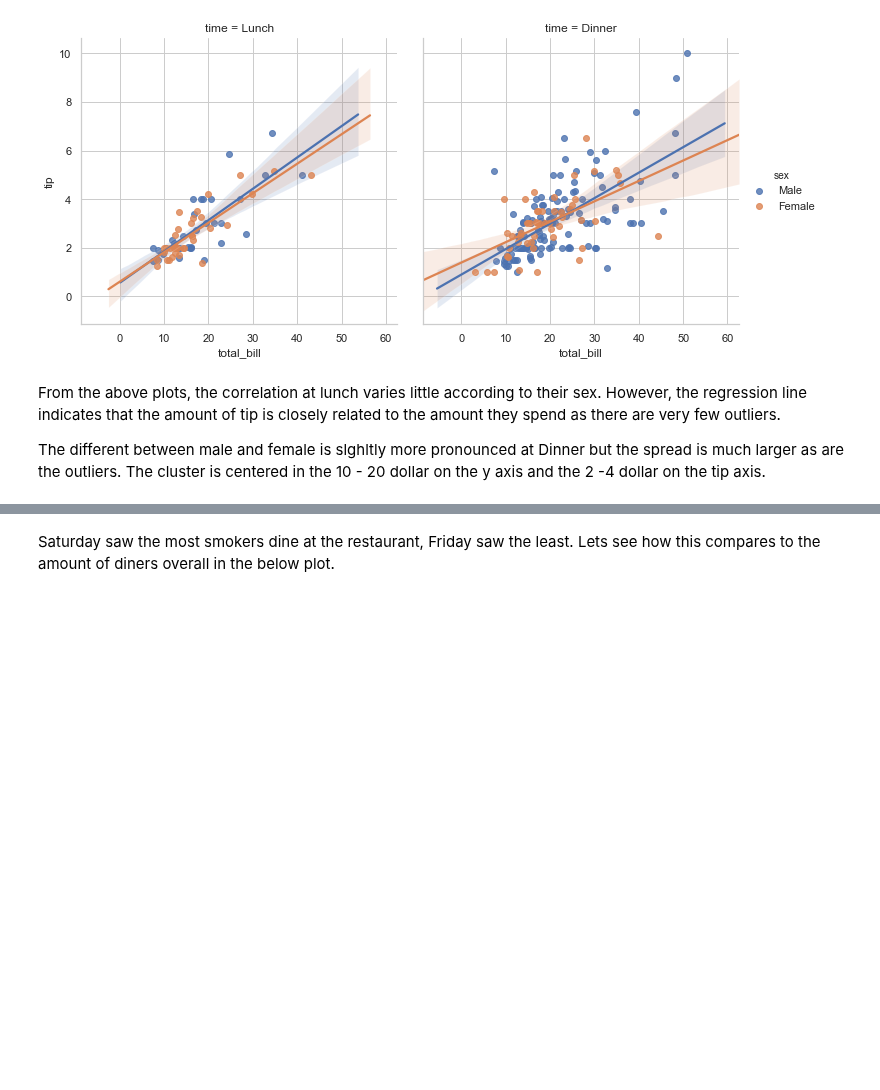
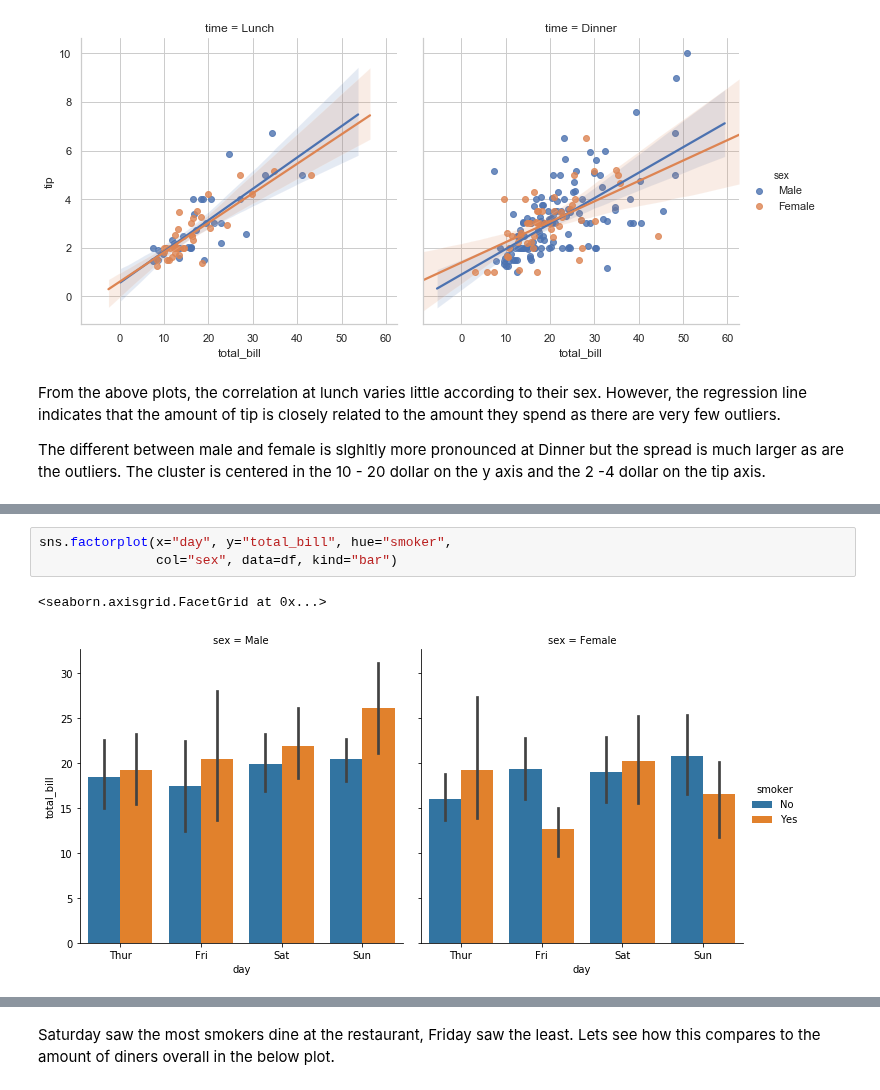
Before and after one commit to martinaobrien/FUNDAMENTALS-OF-DATA-ANALYSIS-Project-2019, a Jupyter notebook: Tips Dataset Assignment .ipynb, the cells around one changed output, grey strips where cells are left out. Saved outputs shown, nothing was run; the diff lists cells and outputs as text; blank space fills up the shorter version.

```diff
--- a/Tips Dataset Assignment .ipynb
+++ b/Tips Dataset Assignment .ipynb
@@ -314,0 +317,6 @@ Firstly, lets look at the spread of customers that were smokers in the restauran
+# %%
+sns.factorplot(x="day", y="total_bill", hue="smoker",
+               col="sex", data=df, kind="bar")
+# %% [output]
+<seaborn.axisgrid.FacetGrid at 0x...>
+[figure, added]
```
Also changed, not shown: parts of 22 cells of this notebook.
